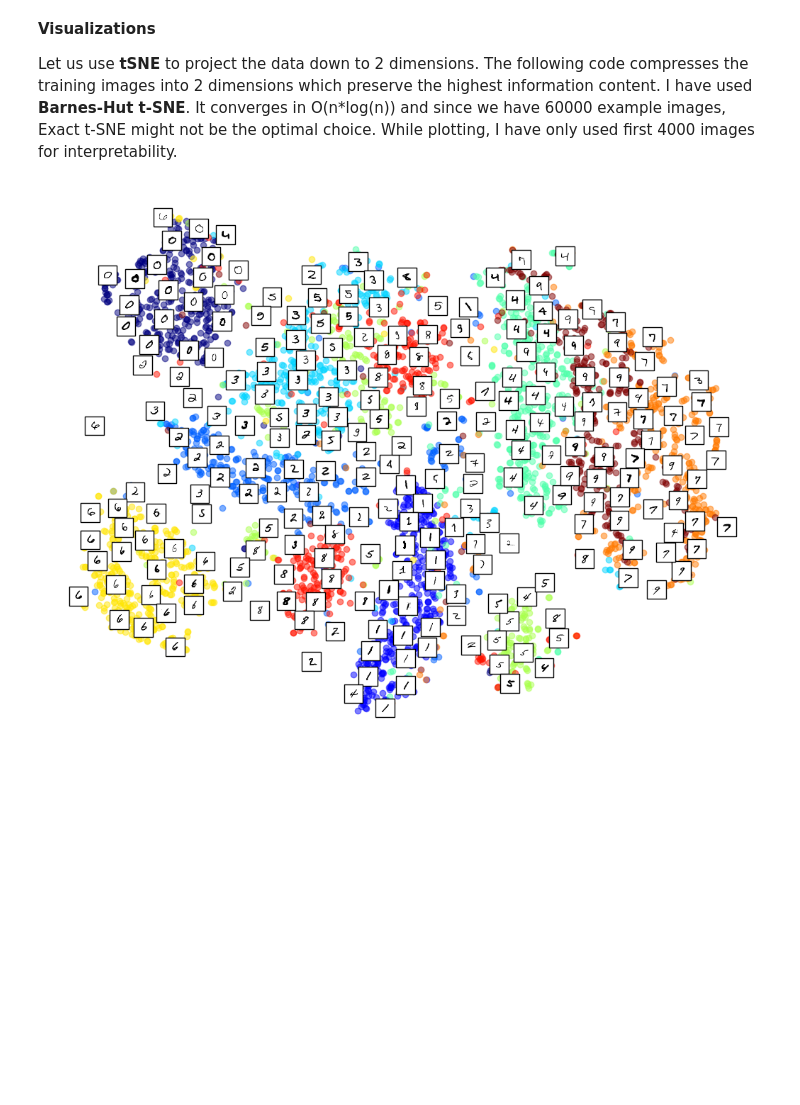
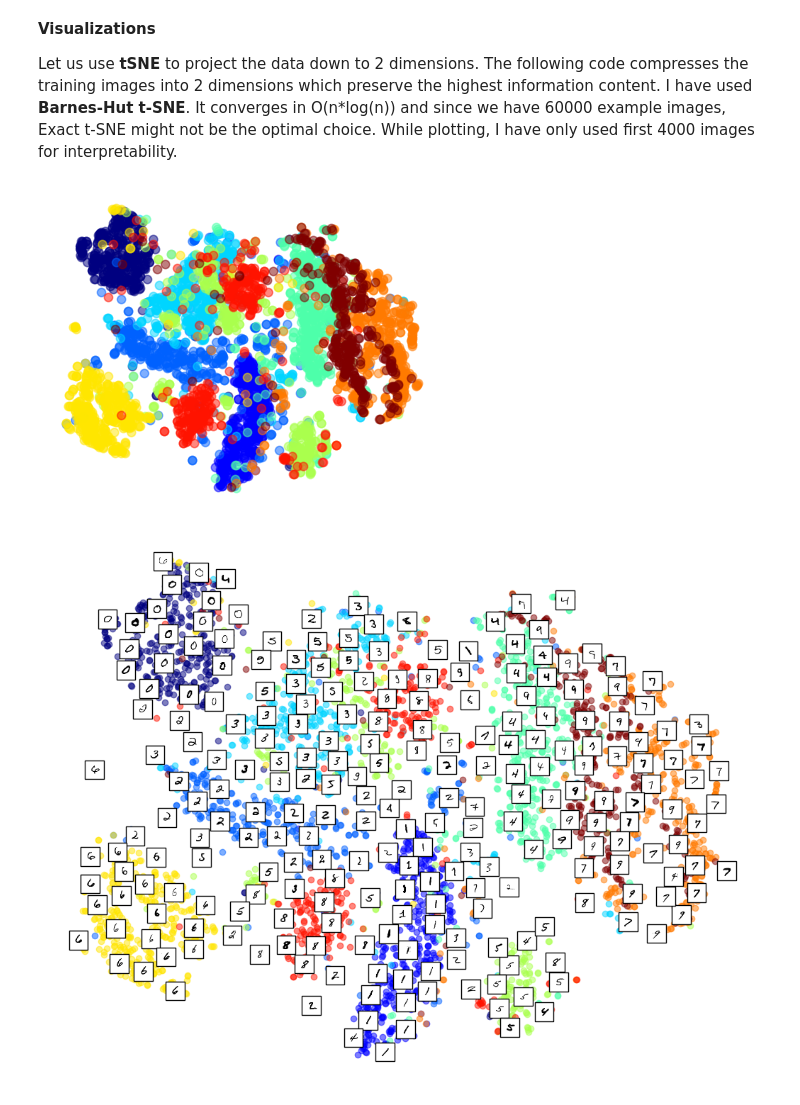
Before and after one commit to the-gauss/tiny-projects-ml, a Jupyter notebook: digit_recognition/mnist.ipynb, the cells around one changed output. Drawn from its saved outputs; the diff is of its cells as text; code cells hidden in the pictures; blank space fills up the shorter version.

```diff
--- a/digit_recognition/mnist.ipynb
+++ b/digit_recognition/mnist.ipynb
@@ -78,10 +80,10 @@ def Flatten(X, y=None):
     return X.reshape(n, np.prod(b))
 # %%
 # Initial pipeline for flattening and normalization
-transformation_pipeline = pipeline.Pipeline([('flatten', Flatten),
-                                             ('scaler', preprocessing.StandardScaler())])
+pre_pipeline = pipeline.Pipeline([('flatten', Flatten),
+                                  ('scaler', preprocessing.StandardScaler())])
 # %%
-X_prep = transformation_pipeline.fit_transform(X_train)
+X_prep = pre_pipeline.fit_transform(X_train)
 # %%
 X_prep.shape, X_prep.max()
 # %% [output]
@@ -99,14 +101,14 @@ X_viz = tsne.fit_transform(X_prep)
 def plot_digits(X, y, min_distance=0.04, n_points=4000, images=None, figsize=(13, 10)):
 
     # Shape compatibility and normalization
-    X, y, images = X[:n_points], y[:n_points], images[:n_points]
+    X, y = X[:n_points], y[:n_points]
     X = preprocessing.MinMaxScaler().fit_transform(X)
 
 
     # This array stores all the plotted digit images (plus a faraway point to begin with)
     neighbors = np.array([[10., 10.]])
 
-
+    # Scatter plot all points
     plt.figure(figsize=figsize)
     cmap = plt.cm.jet
     digits = np.unique(y)
@@ -114,16 +116,23 @@ def plot_digits(X, y, min_distance=0.04, n_points=4000, images=None, figsize=(13
         plt.scatter(X[y == digit, 0], X[y == digit, 1],
                     c=[cmap(float(digit) / 9)], alpha=0.5)
     plt.axis("off")
+
+    # Plot actual digits
     ax = plt.gca()  # get current axes
     for index, image_coord in enumerate(X):
         closest_distance = np.linalg.norm(neighbors - image_coord, axis=1).min()
         if closest_distance > min_distance:
             neighbors = np.r_[neighbors, [image_coord]]
             if images is not None:
+                images = images[:n_points]
                 image = images[index].reshape(28, 28)
                 imagebox = AnnotationBbox(OffsetImage(image, cmap="binary", zoom=0.4),
                                           image_coord)
                 ax.add_artist(imagebox)
+# %%
+plot_digits(X_viz, y_train, figsize=(5,4))
+# %% [output]
+[figure, added]
 # %%
 plot_digits(X_viz, y_train, images=X_train)
 # %% [output]
```
Also changed, not shown: parts of 23 cells of this notebook, 4 other files.
